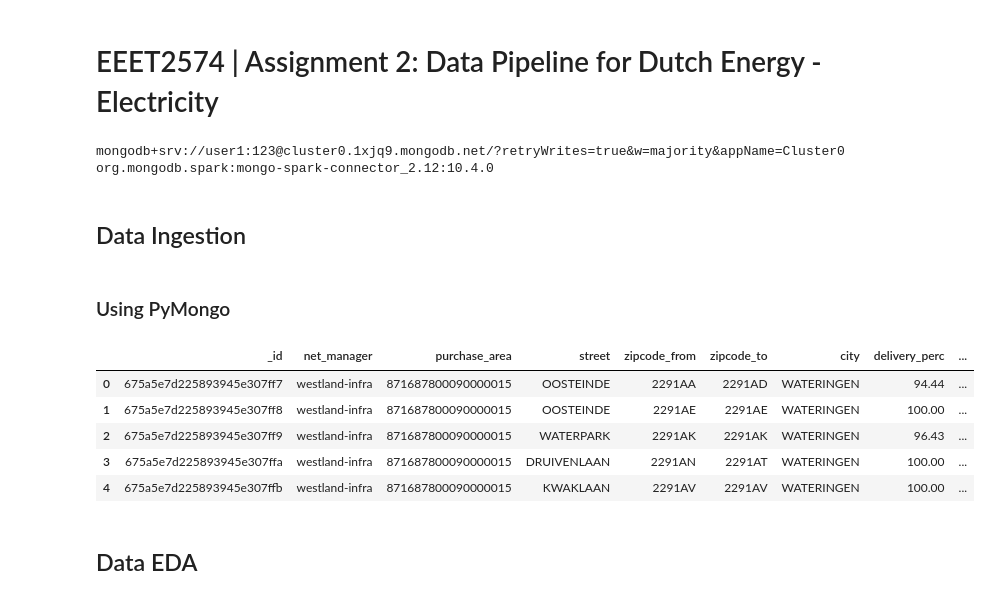
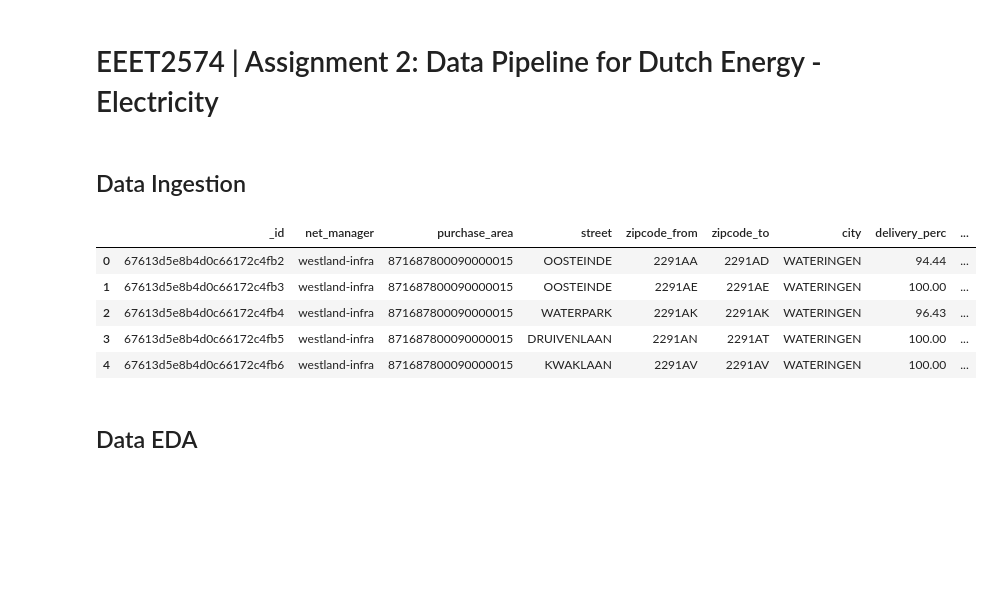
Before and after one commit to OnlyUsePascal/EEET2574-BigData-Asm2, a Jupyter notebook: jupyter-notebook/notebook/notebook-electricity.ipynb, the cells around one changed output. Saved outputs shown, nothing was run; the diff lists cells and outputs as text; code cells hidden in the pictures; blank space fills up the shorter version.

```diff
--- a/jupyter-notebook/notebook/notebook-electricity.ipynb
+++ b/jupyter-notebook/notebook/notebook-electricity.ipynb
@@ -12,38 +13,43 @@ from dotenv import load_dotenv
 # %%
-load_dotenv()
+# load_dotenv()
 
-def get_env(envName):
-    return os.environ.get(envName)
+# def get_env(envName):
+#     return os.environ.get(envName)
 
-MONGO_URL = get_env('MONGO_URL')
-SPARK_CONNECTOR = get_env('SPARK_CONNECTOR')
+MONGO_URL = 'mongodb+srv://user1:123@cluster0.1xjq9.mongodb.net/?retryWrites=true&w=majority&appName=Cluster0'
+# SPARK_CONNECTOR = get_env('SPARK_CONNECTOR')
 
-print(MONGO_URL)
-print(SPARK_CONNECTOR)
+# print(MONGO_URL)
+# print(SPARK_CONNECTOR)
-# %% [output]
-mongodb+srv://user1:123@cluster0.1xjq9.mongodb.net/?retryWrites=true&w=majority&appName=Cluster0
-org.mongodb.spark:mongo-spark-connector_2.12:10.4.0
 # %% [markdown]
 ## Data Ingestion
-# %% [markdown]
-### Using PyMongo
 # %%
-client = pymongo.MongoClient(MONGO_URL)
-db = client.get_database('asm2-test1')
-collection = db['electricity']
+def fetch_by_mongo():
+  client = pymongo.MongoClient(MONGO_URL)
+  db = client.get_database('asm2-test1')
+  collection = db['electricity']
+  data = collection.find()
+  return pd.DataFrame(list(data))
 
-data = collection.find()
-df = pd.DataFrame(list(data))
+def fetch_by_csv():
+  _path = './notebook/data-electricity.csv'
+  data = pd.read_csv(_path)
+  # convert column year to string
+  data['year'] = data['year'].astype(str)
+  return data
+# %%
+# df_raw = fetch_by_mongo()
+df_raw = fetch_by_csv()
 # %%
-df.reset_index()
-df.head(5)
+df_raw.reset_index()
+df_raw.head(5)
 # %% [output]
 |  | _id | net_manager | purchase_area | street | zipcode_from | zipcode_to | city | delivery_perc | ... |
-| 0 | 675a5e7d225893945e307ff7 | westland-infra | 871687800090000015 | OOSTEINDE | 2291AA | 2291AD | WATERINGEN | 94.44 | ... |
-| 1 | 675a5e7d225893945e307ff8 | westland-infra | 871687800090000015 | OOSTEINDE | 2291AE | 2291AE | WATERINGEN | 100.00 | ... |
-| 2 | 675a5e7d225893945e307ff9 | westland-infra | 871687800090000015 | WATERPARK | 2291AK | 2291AK | WATERINGEN | 96.43 | ... |
-| 3 | 675a5e7d225893945e307ffa | westland-infra | 871687800090000015 | DRUIVENLAAN | 2291AN | 2291AT | WATERINGEN | 100.00 | ... |
-| 4 | 675a5e7d225893945e307ffb | westland-infra | 871687800090000015 | KWAKLAAN | 2291AV | 2291AV | WATERINGEN | 100.00 | ... |
+| 0 | 67613d5e8b4d0c66172c4fb2 | westland-infra | 871687800090000015 | OOSTEINDE | 2291AA | 2291AD | WATERINGEN | 94.44 | ... |
+| 1 | 67613d5e8b4d0c66172c4fb3 | westland-infra | 871687800090000015 | OOSTEINDE | 2291AE | 2291AE | WATERINGEN | 100.00 | ... |
+| 2 | 67613d5e8b4d0c66172c4fb4 | westland-infra | 871687800090000015 | WATERPARK | 2291AK | 2291AK | WATERINGEN | 96.43 | ... |
+| 3 | 67613d5e8b4d0c66172c4fb5 | westland-infra | 871687800090000015 | DRUIVENLAAN | 2291AN | 2291AT | WATERINGEN | 100.00 | ... |
+| 4 | 67613d5e8b4d0c66172c4fb6 | westland-infra | 871687800090000015 | KWAKLAAN | 2291AV | 2291AV | WATERINGEN | 100.00 | ... |
 # %% [markdown]
 ## Data EDA
 # %%
```
Also changed, not shown: parts of 44 cells of this notebook, 2 other files.
